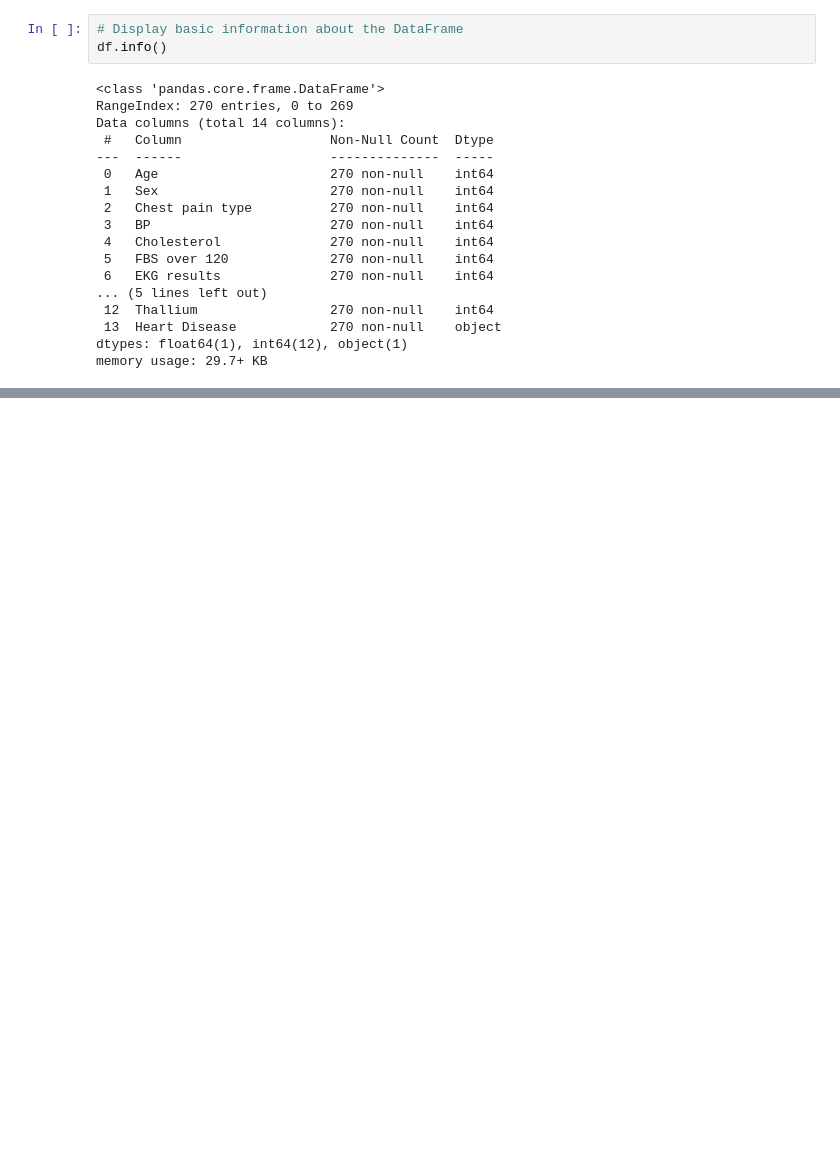
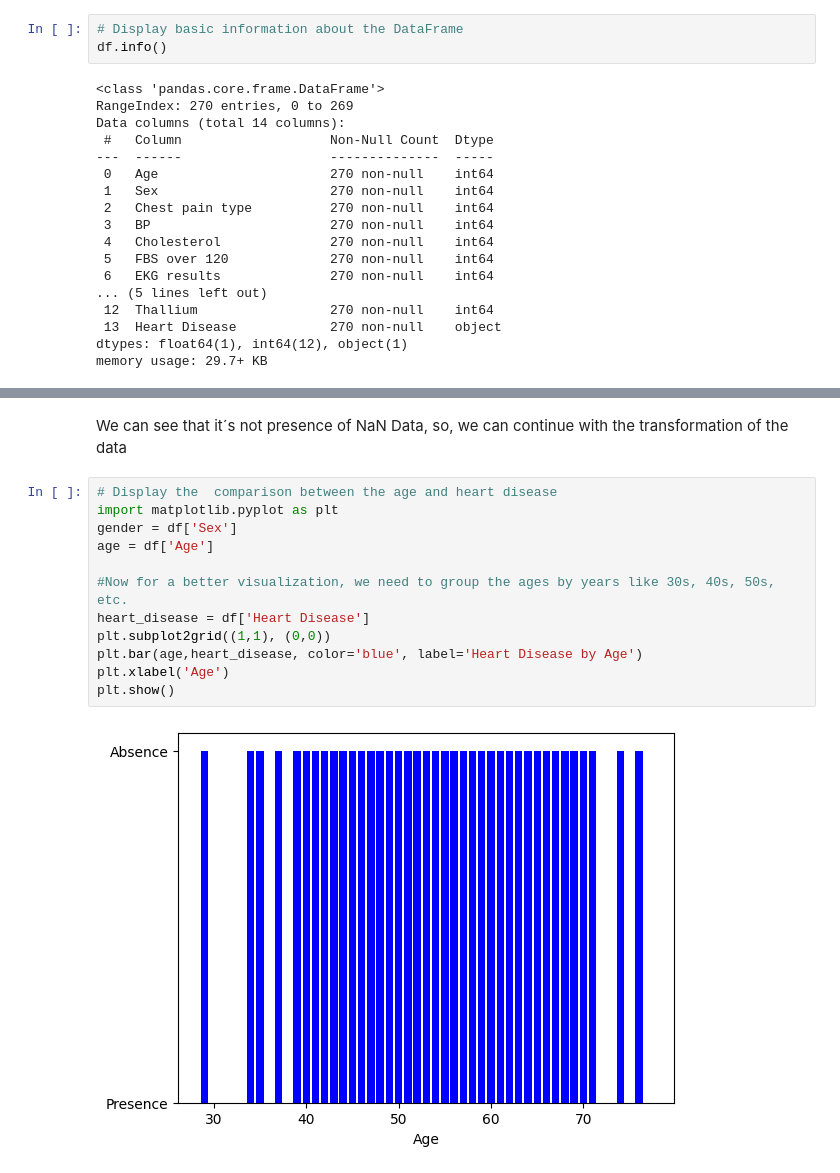
Before and after one commit to JoseJuanOM/EDA_HEART_DISEASE, a Jupyter notebook: EDA.ipynb, the cells around one changed output, grey strips where cells are left out. Saved outputs shown, nothing was run; the diff lists cells and outputs as text; blank space fills up the shorter version.

Commit message:
Actual changes and tries of visualization

```diff
--- a/EDA.ipynb
+++ b/EDA.ipynb
@@ -119,0 +165,16 @@ df.describe(include='all')
+# %% [markdown]
+We can see that it´s not presence of NaN Data, so, we can continue with the transformation of the data
+# %%
+# Display the  comparison between the age and heart disease
+import matplotlib.pyplot as plt
+gender = df['Sex']
+age = df['Age']
+
+#Now for a better visualization, we need to group the ages by years like 30s, 40s, 50s, etc.
+heart_disease = df['Heart Disease']
+plt.subplot2grid((1,1), (0,0))
+plt.bar(age,heart_disease, color='blue', label='Heart Disease by Age')
+plt.xlabel('Age')
+plt.show()
+# %% [output]
+[figure, added]
```
Also changed, not shown: parts of 4 cells of this notebook.
